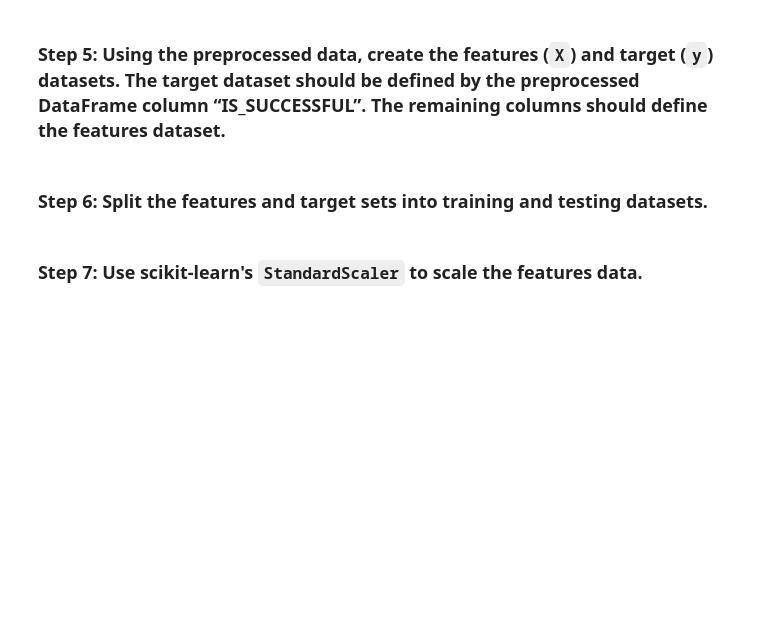
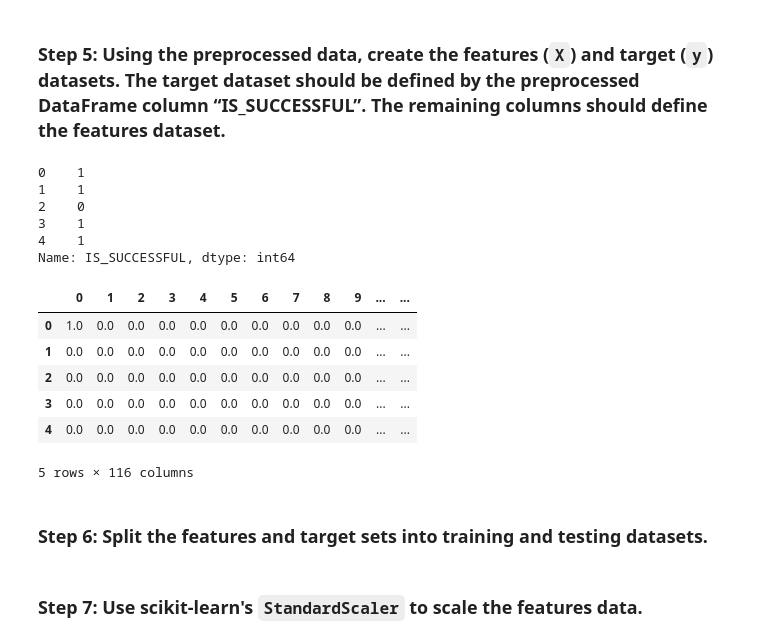
Before and after one commit to Rishi-Prasadha/RICE-FINTECH-13_Challenge, a Jupyter notebook: Starter_Code-4/venture_funding_with_deep_learning.ipynb, the cells around one changed output. Drawn from its saved outputs; the diff is of its cells as text; code cells hidden in the pictures; blank space fills up the shorter version.

```diff
--- a/Starter_Code-4/venture_funding_with_deep_learning.ipynb
+++ b/Starter_Code-4/venture_funding_with_deep_learning.ipynb
@@ -218,16 +239,36 @@ encoded_df = # YOUR CODE HERE
 ### Step 5: Using the preprocessed data, create the features (`X`) and target (`y`) datasets. The target dataset should be defined by the preprocessed DataFrame column “IS_SUCCESSFUL”. The remaining columns should define the features dataset.
 # %%
 # Define the target set y using the IS_SUCCESSFUL column
-y = # YOUR CODE HERE
+
+y = encoded_df['IS_SUCCESSFUL']
 
 # Display a sample of y
 # YOUR CODE HERE
+
+display(y.head())
+# %% [output]
+0    1
+1    1
+2    0
+3    1
+4    1
+Name: IS_SUCCESSFUL, dtype: int64
 # %%
 # Define features set X by selecting all columns but IS_SUCCESSFUL
-X = # YOUR CODE HERE
+X = encoded_df.drop(columns='IS_SUCCESSFUL')
 
 # Review the features DataFrame
 # YOUR CODE HERE
+
+display(X.head())
+# %% [output]
+|  | 0 | 1 | 2 | 3 | 4 | 5 | 6 | 7 | 8 | 9 | ... | ... |
+| 0 | 1.0 | 0.0 | 0.0 | 0.0 | 0.0 | 0.0 | 0.0 | 0.0 | 0.0 | 0.0 | ... | ... |
+| 1 | 0.0 | 0.0 | 0.0 | 0.0 | 0.0 | 0.0 | 0.0 | 0.0 | 0.0 | 0.0 | ... | ... |
+| 2 | 0.0 | 0.0 | 0.0 | 0.0 | 0.0 | 0.0 | 0.0 | 0.0 | 0.0 | 0.0 | ... | ... |
+| 3 | 0.0 | 0.0 | 0.0 | 0.0 | 0.0 | 0.0 | 0.0 | 0.0 | 0.0 | 0.0 | ... | ... |
+| 4 | 0.0 | 0.0 | 0.0 | 0.0 | 0.0 | 0.0 | 0.0 | 0.0 | 0.0 | 0.0 | ... | ... |
+5 rows × 116 columns
 # %% [markdown]
 ### Step 6: Split the features and target sets into training and testing datasets.
 # %%
```
Also changed, not shown: parts of 27 cells of this notebook, 1 other file.
